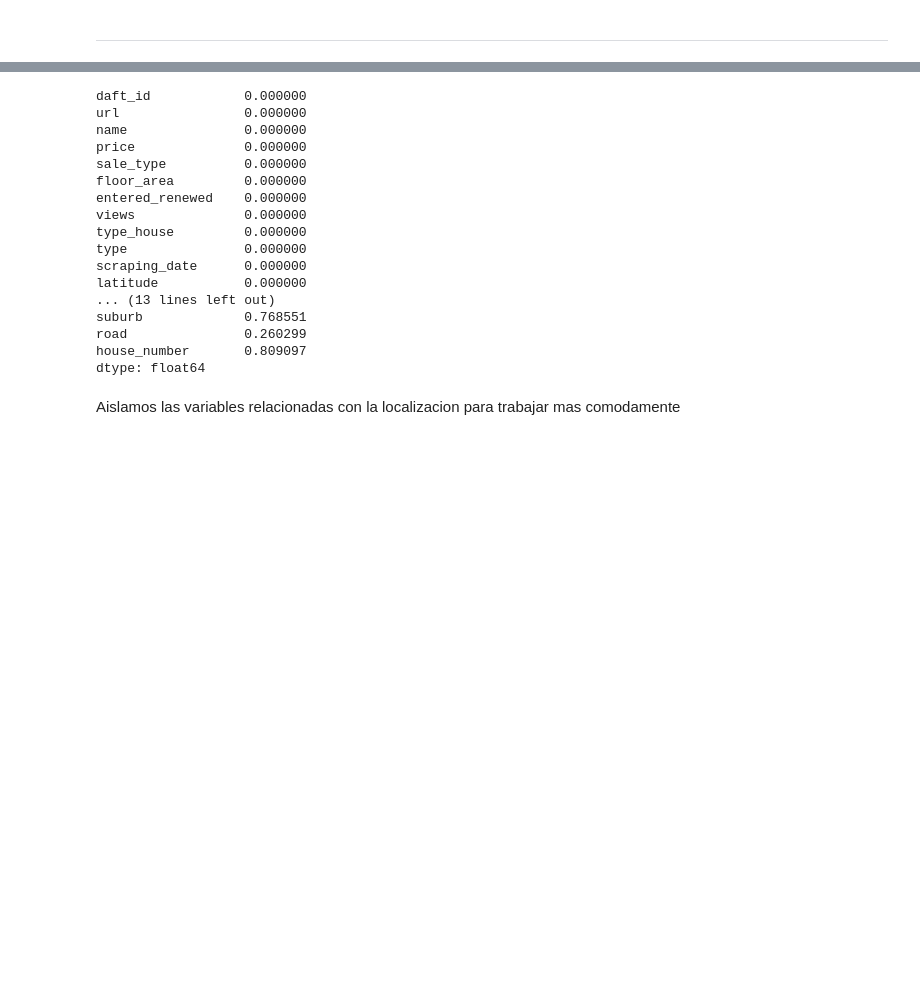
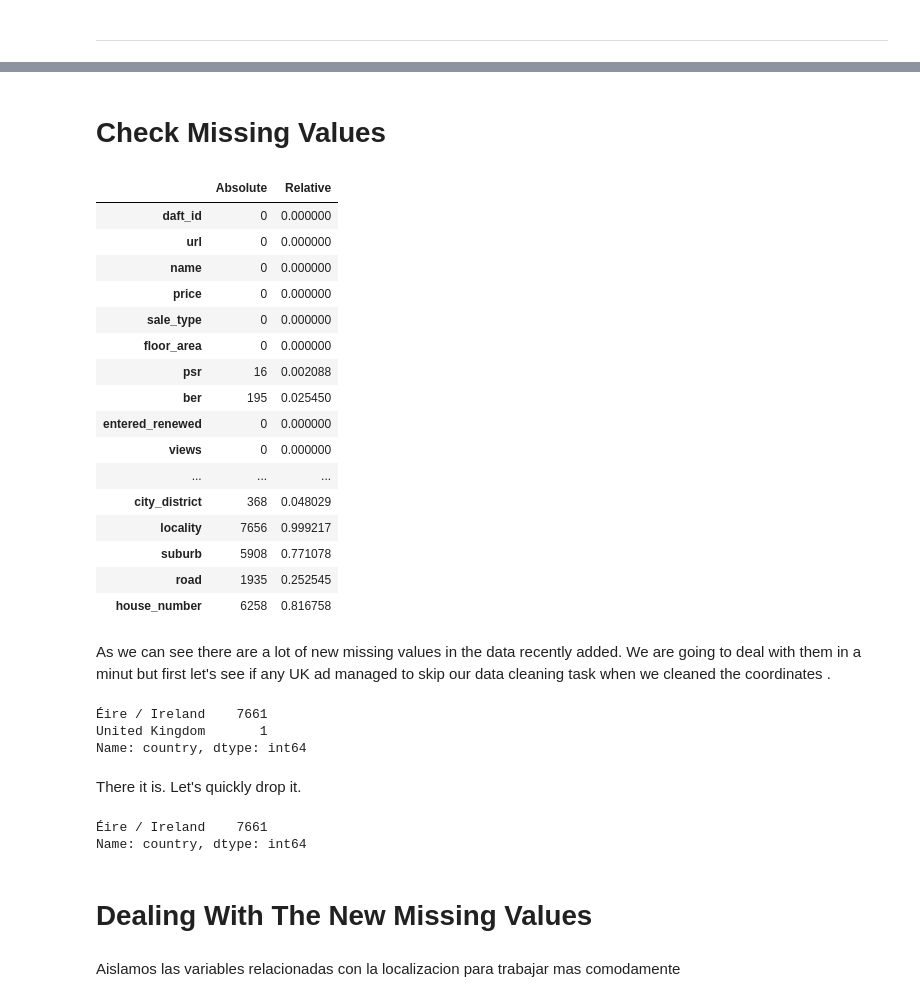
Before and after one commit to javiicc/Identifying_Potential_Investment_Opportunities_In_The_Irish_Real_Estate_Market_Using_MachineLearning, a Jupyter notebook: Feature_Engineering_Geospatial_Data_GeoPy.ipynb, the cells around one changed output, grey strips where cells are left out. Drawn from its saved outputs; the diff is of its cells as text; code cells hidden in the pictures; blank space fills up the shorter version.

```diff
--- a/Feature_Engineering_Geospatial_Data_GeoPy.ipynb
+++ b/Feature_Engineering_Geospatial_Data_GeoPy.ipynb
@@ -72,4 +105,4 @@ sale.to_csv('data_available/sale_post_reverse_geocoding.csv',
 # %%
-sale_data = pd.read_csv('data_available/sale_data_post_geos_eng.csv', sep=',')
-sale_data.shape
+sale = pd.read_csv('data_available/sale_post_reverse_geocoding.csv', sep=',')
+sale.shape
 # %% [output]
@@ -77,23 +130,44 @@ sale_data.shape
+# %% [markdown]
+# Check Missing Values
 # %%
-sale_data.isna().sum() / sale_data.shape[0]
+# Check missing values in absolute and relative terms
+missing_values(sale)
 # %% [output]
-daft_id            0.000000
-url                0.000000
-name               0.000000
-price              0.000000
-sale_type          0.000000
-floor_area         0.000000
-entered_renewed    0.000000
-views              0.000000
-type_house         0.000000
-type               0.000000
-scraping_date      0.000000
-latitude           0.000000
-... (13 lines left out)
-suburb             0.768551
-road               0.260299
-house_number       0.809097
-dtype: float64
+|  | Absolute | Relative |
+| daft_id | 0 | 0.000000 |
+| url | 0 | 0.000000 |
+| name | 0 | 0.000000 |
+| price | 0 | 0.000000 |
+| sale_type | 0 | 0.000000 |
+| floor_area | 0 | 0.000000 |
+| psr | 16 | 0.002088 |
+| ber | 195 | 0.025450 |
+| entered_renewed | 0 | 0.000000 |
+| views | 0 | 0.000000 |
+| ... | ... | ... |
+| city_district | 368 | 0.048029 |
+| locality | 7656 | 0.999217 |
+| suburb | 5908 | 0.771078 |
+| road | 1935 | 0.252545 |
+| house_number | 6258 | 0.816758 |
+# %% [markdown]
+As we can see there are a lot of new missing values in the data recently added. We are going to deal with them in a minut but first let's see if any UK ad managed to skip our data cleaning task when we cleaned the coordinates .
+# %%
+sale.country.value_counts()
+# %% [output]
+Éire / Ireland    7661
+United Kingdom       1
+Name: country, dtype: int64
+# %% [markdown]
+There it is. Let's quickly drop it.
+# %%
+sale.drop(sale[sale.country == 'United Kingdom'].index, inplace=True)
+sale.country.value_counts()
+# %% [output]
+Éire / Ireland    7661
+Name: country, dtype: int64
+# %% [markdown]
+# Dealing With The New Missing Values
 # %% [markdown]
 Aislamos las variables relacionadas con la localizacion para trabajar mas comodamente
 # %%
```
Also changed, not shown: parts of 15 cells of this notebook, 3 other files.
